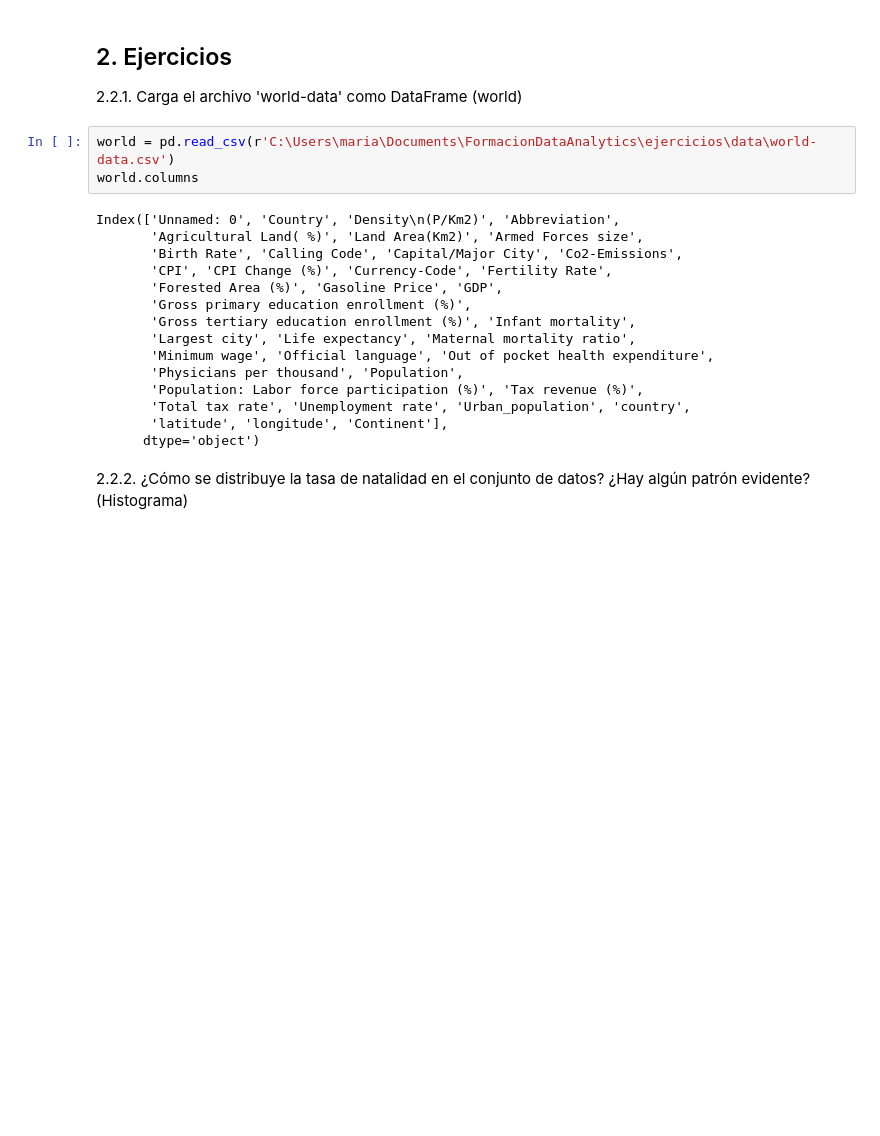
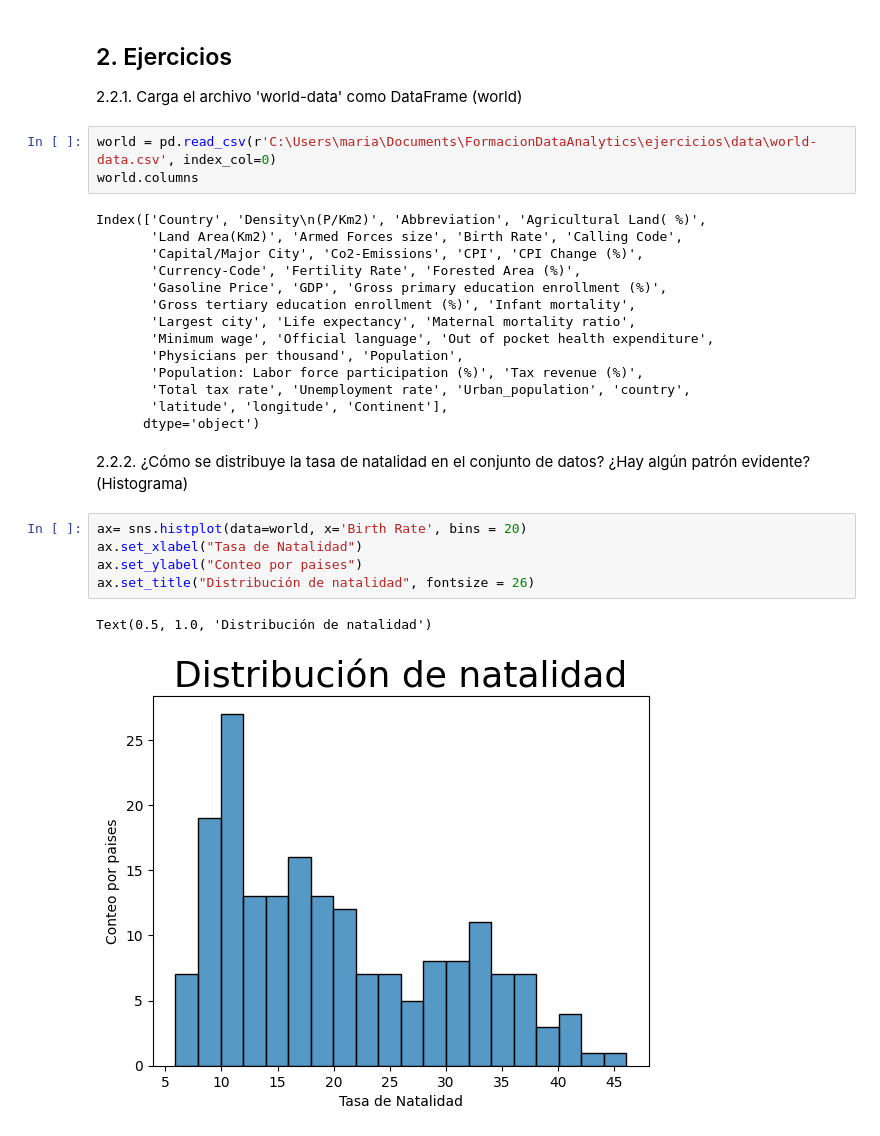
Before and after one commit to Mariadelmardp/Curso-ML, a Jupyter notebook: ejercicios/2_Visualización.ipynb, the cells around one changed output. Cells and saved outputs as stored; diff of their text form; blank space fills up the shorter version.

```diff
--- a/ejercicios/2_Visualización.ipynb
+++ b/ejercicios/2_Visualización.ipynb
@@ -113,15 +113,14 @@ import matplotlib.pyplot as plt
 ## 2. Ejercicios
 2.2.1. Carga el archivo 'world-data' como DataFrame (world)
 # %%
-world = pd.read_csv(r'C:\Users\maria\Documents\FormacionDataAnalytics\ejercicios\data\world-data.csv')
+world = pd.read_csv(r'C:\Users\maria\Documents\FormacionDataAnalytics\ejercicios\data\world-data.csv', index_col=0)
 world.columns
 # %% [output]
-Index(['Unnamed: 0', 'Country', 'Density\n(P/Km2)', 'Abbreviation',
-       'Agricultural Land( %)', 'Land Area(Km2)', 'Armed Forces size',
-       'Birth Rate', 'Calling Code', 'Capital/Major City', 'Co2-Emissions',
-       'CPI', 'CPI Change (%)', 'Currency-Code', 'Fertility Rate',
-       'Forested Area (%)', 'Gasoline Price', 'GDP',
-       'Gross primary education enrollment (%)',
+Index(['Country', 'Density\n(P/Km2)', 'Abbreviation', 'Agricultural Land( %)',
+       'Land Area(Km2)', 'Armed Forces size', 'Birth Rate', 'Calling Code',
+       'Capital/Major City', 'Co2-Emissions', 'CPI', 'CPI Change (%)',
+       'Currency-Code', 'Fertility Rate', 'Forested Area (%)',
+       'Gasoline Price', 'GDP', 'Gross primary education enrollment (%)',
        'Gross tertiary education enrollment (%)', 'Infant mortality',
        'Largest city', 'Life expectancy', 'Maternal mortality ratio',
        'Minimum wage', 'Official language', 'Out of pocket health expenditure',
@@ -132,3 +131,11 @@ Index(['Unnamed: 0', 'Country', 'Density\n(P/Km2)', 'Abbreviation',
       dtype='object')
 # %% [markdown]
 2.2.2. ¿Cómo se distribuye la tasa de natalidad en el conjunto de datos? ¿Hay algún patrón evidente? (Histograma)
+# %%
+ax= sns.histplot(data=world, x='Birth Rate', bins = 20)
+ax.set_xlabel("Tasa de Natalidad")
+ax.set_ylabel("Conteo por paises")
+ax.set_title("Distribución de natalidad", fontsize = 26)
+# %% [output]
+Text(0.5, 1.0, 'Distribución de natalidad')
+[figure, added]
```
Also changed, not shown: parts of 8 cells of this notebook, 1 other file.
